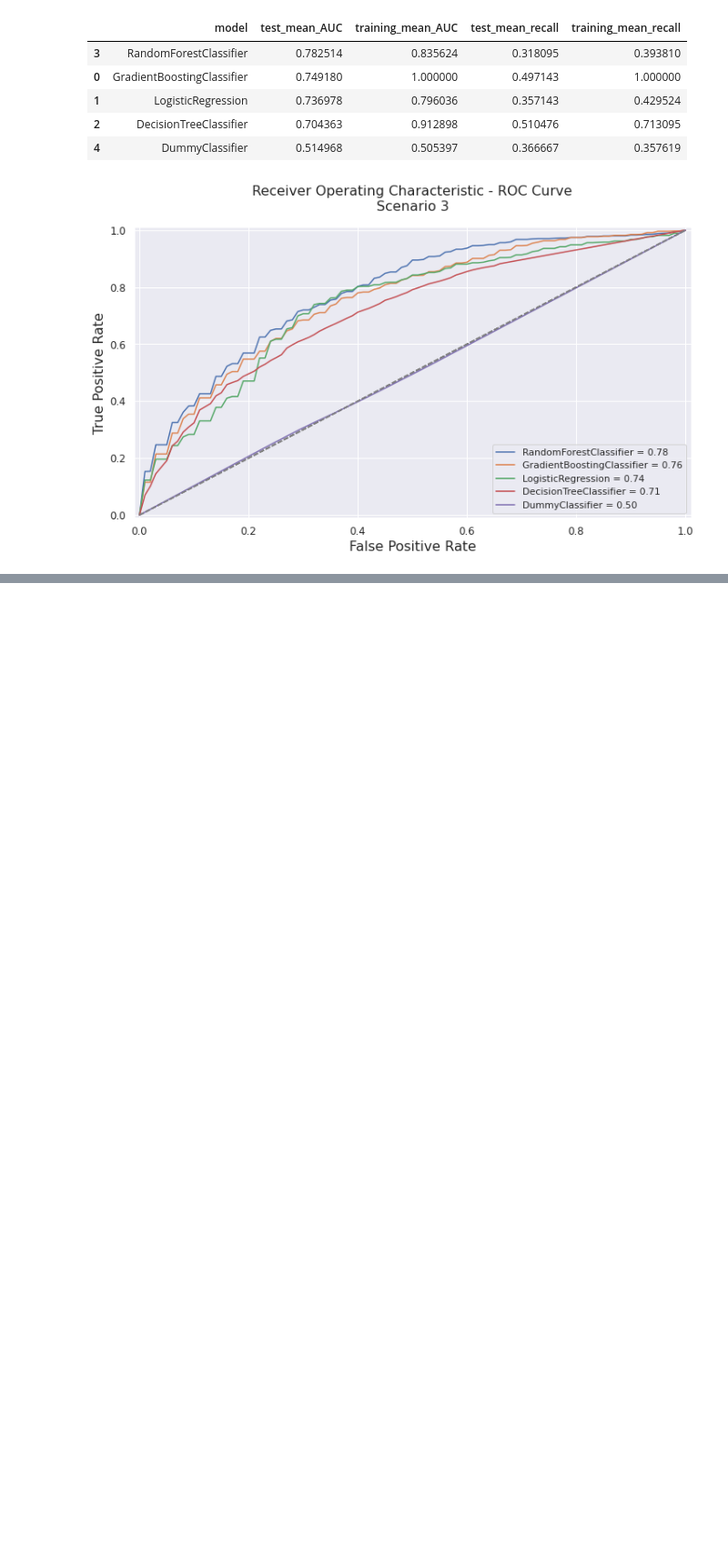
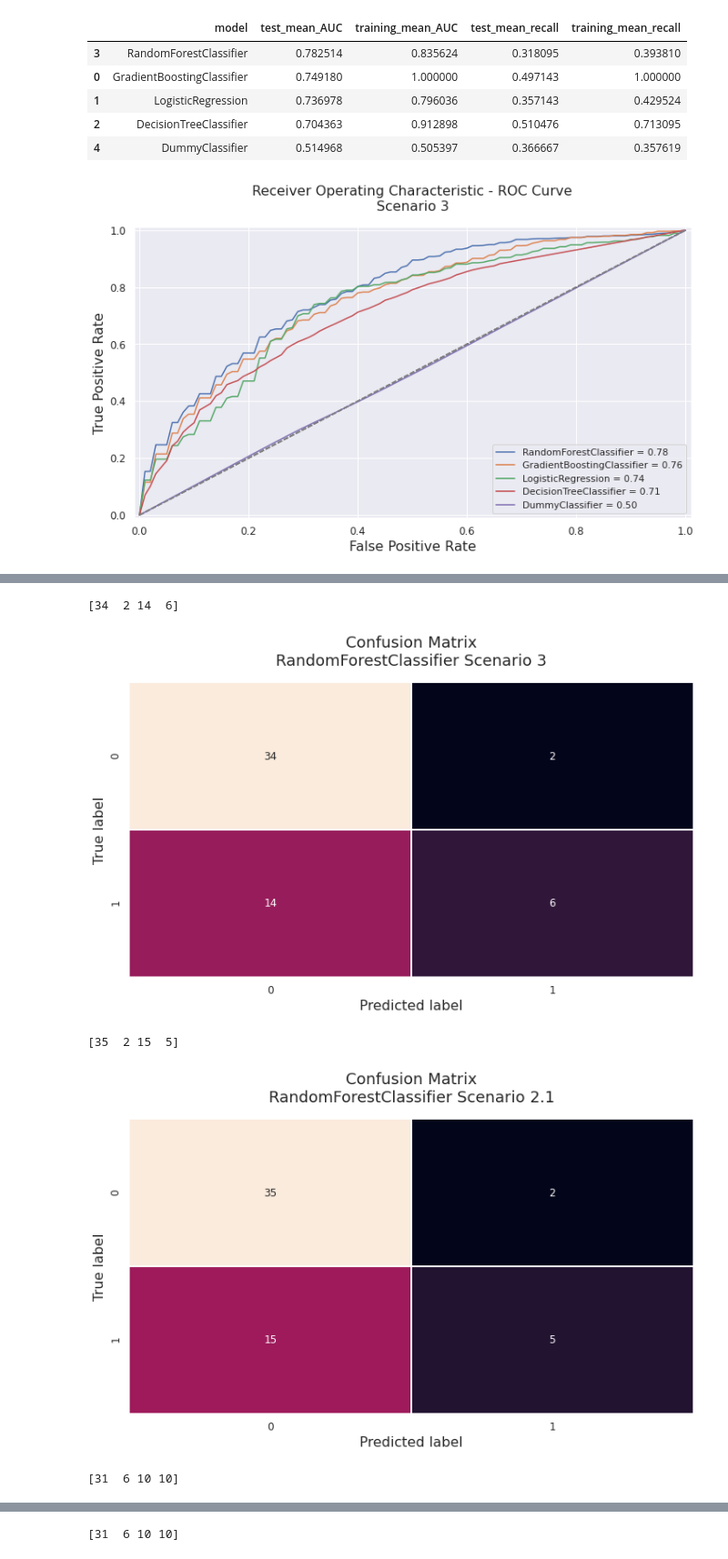
Before and after one commit to gabrielatrindade/alura-bootcamp, a Jupyter notebook: module6/project/Sirio-Libanes_kaggle_Final_Project.ipynb, the cells around one changed output, grey strips where cells are left out. Shown at 91% size. Saved outputs shown, nothing was run; the diff lists cells and outputs as text; code cells hidden in the pictures; blank space fills up the shorter version.

Commit message:
proejct6 : module6:
Adding confusion matrix for the selected models.

```diff
--- a/module6/project/Sirio-Libanes_kaggle_Final_Project.ipynb
+++ b/module6/project/Sirio-Libanes_kaggle_Final_Project.ipynb
@@ -1705,0 +1787,15 @@ plot_all_roc_curves(data=patients_features_scenario_3,
+# %%
+selected_models_and_scenarios = \
+    [(scenario_3_best_models[0], patients_features_scenario_3, "Scenario 3"),
+     (scenario_2_1_best_models[0], patients_features_scenario_2_1, "Scenario 2.1"),
+     (scenario_2_2_best_models[1], patients_features_scenario_2_2, "Scenario 2.2"),
+     (scenario_2_1_best_models[1], patients_features_scenario_2_1, "Scenario 2.1")]
+# %%
+for model, scenario, title in selected_models_and_scenarios:
+    plot_confusion_matrix(model, scenario, title)
+# %% [output]
+[34  2 14  6]
+[figure, added]
+[35  2 15  5]
+[figure, added]
+[31  6 10 10]
@@ -1705,0 +1803 @@ plot_all_roc_curves(data=patients_features_scenario_3,
+[31  6 10 10]
```
Also changed, not shown: parts of 6 cells of this notebook.
